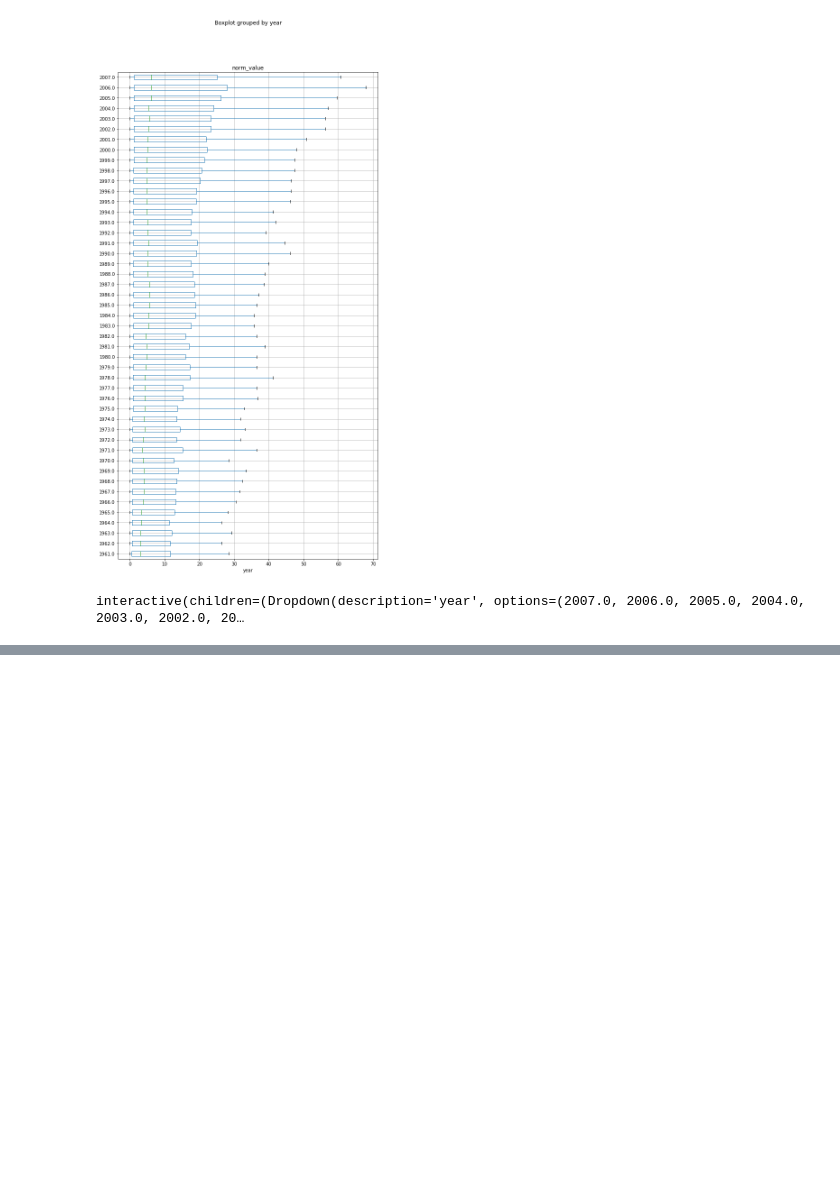
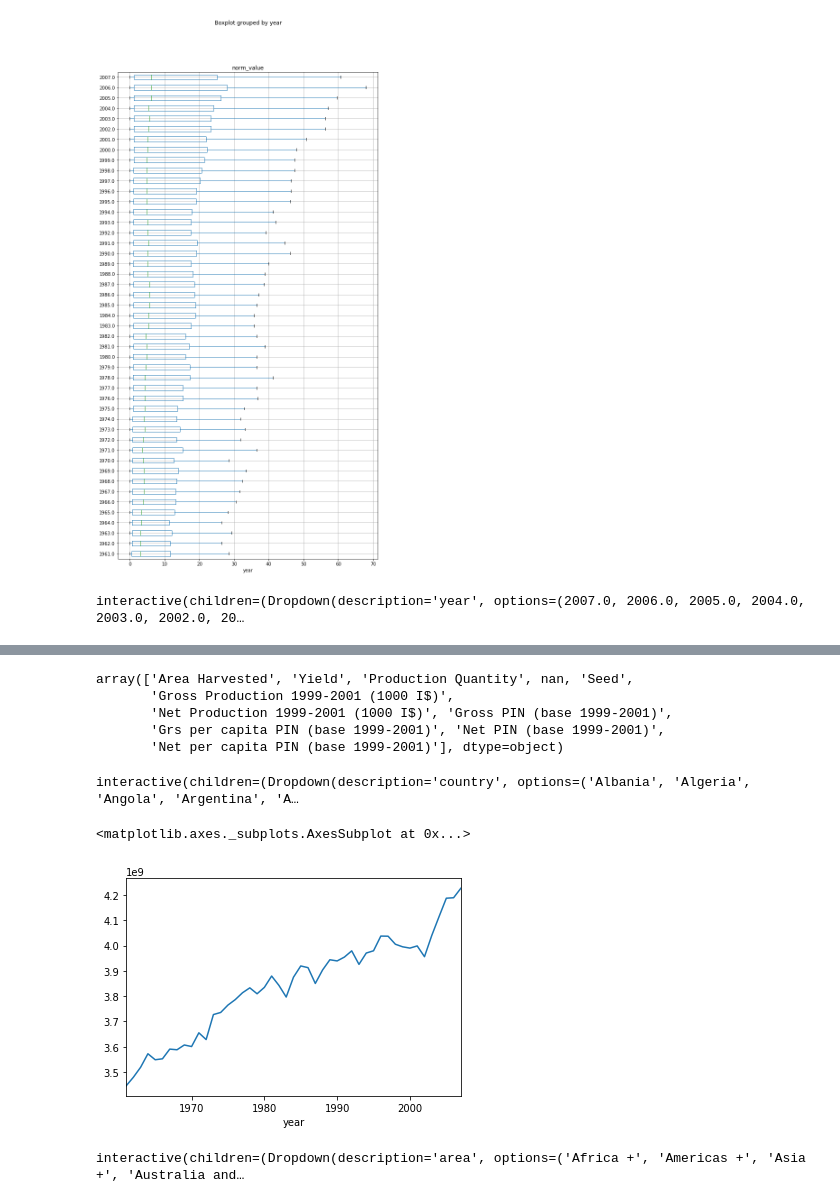
Before and after one commit to caralen/ada-project-faam, a Jupyter notebook: research.ipynb, the cells around one changed output, grey strips where cells are left out. Saved outputs shown, nothing was run; the diff lists cells and outputs as text; code cells hidden in the pictures; blank space fills up the shorter version.

```diff
--- a/research.ipynb
+++ b/research.ipynb
@@ -249,0 +268,39 @@ interactive(children=(Dropdown(description='year', options=(2007.0, 2006.0, 2005
+# %%
+harvest_data.element.unique()
+# %% [output]
+array(['Area Harvested', 'Yield', 'Production Quantity', nan, 'Seed',
+       'Gross Production 1999-2001 (1000 I$)',
+       'Net Production 1999-2001 (1000 I$)', 'Gross PIN (base 1999-2001)',
+       'Grs per capita PIN (base 1999-2001)', 'Net PIN (base 1999-2001)',
+       'Net per capita PIN (base 1999-2001)'], dtype=object)
+# %%
+areaHarvested = harvest_data.loc[harvest_data['element']=='Area Harvested']
+# %%
+@interact
+def show_beehives_for_country(country=countries):
+    areaHarvested_country=areaHarvested.loc[areaHarvested['country_or_area']==country]
+    plt.plot(areaHarvested_country['year'],areaHarvested_country['value'],'-*')
+    plt.title('Country: '+country)
+    plt.xlabel('Years')
+    #plt.ylim(0,1.2e7)
+    plt.ylabel('Number')
+    plt.xlim(1960, 2010)
+# %% [output]
+interactive(children=(Dropdown(description='country', options=('Albania', 'Algeria', 'Angola', 'Argentina', 'A…
+# %%
+harvested_onlyCountries = areaHarvested[~areaHarvested.country_or_area.str.contains("\+", na = False)]
+harvested_onlyCountries.groupby('year')['value'].apply(lambda x : x.astype(int).sum()).plot()
+# %% [output]
+<matplotlib.axes._subplots.AxesSubplot at 0x...>
+[figure, added]
+# %%
+@interact
+def show_beehives_for_geo_area(area=geo_areas):
+    areaHarvested_continent=areaHarvested.loc[areaHarvested['country_or_area']==area]
+    plt.plot(areaHarvested_continent['year'],areaHarvested_continent['value'],'-*')
+    plt.title('Geographical area: '+area)
+    plt.xlabel('Years')
+    plt.ylabel('Number')
+    plt.xlim(1960, 2010)
+# %% [output]
+interactive(children=(Dropdown(description='area', options=('Africa +', 'Americas +', 'Asia +', 'Australia and…
```
Also changed, not shown: parts of 8 cells of this notebook.
